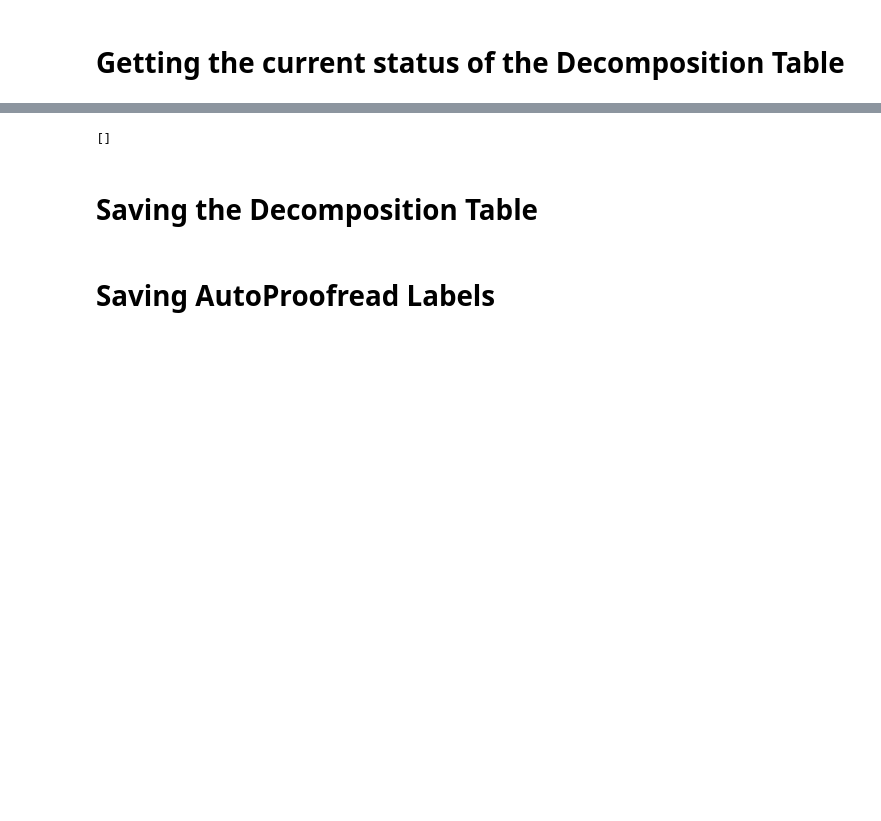
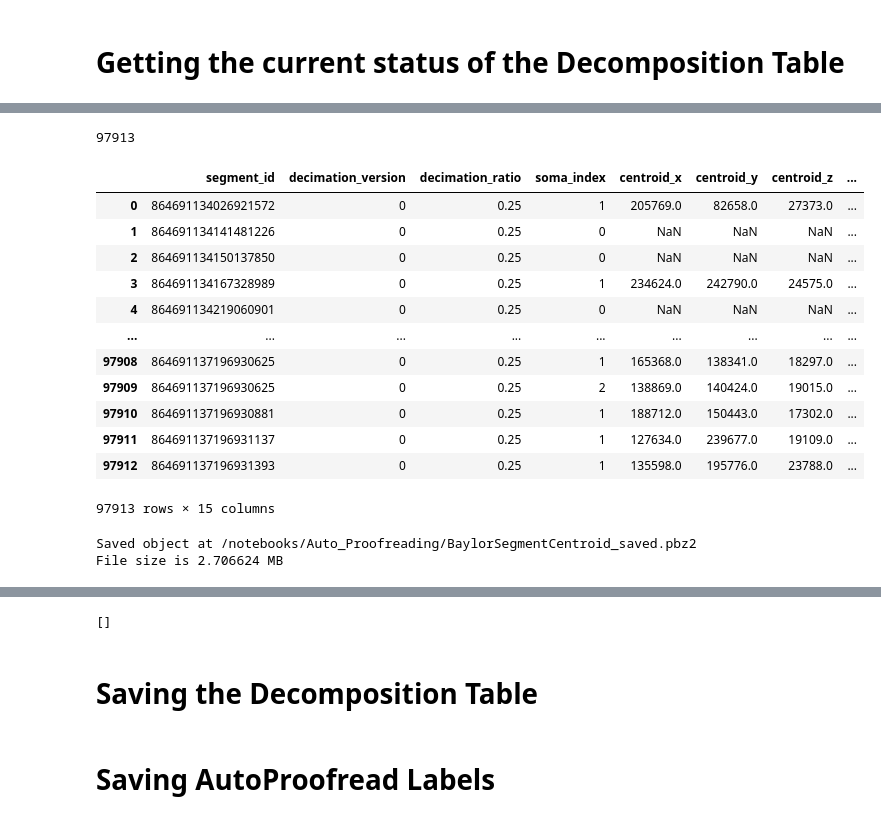
Before and after one commit to celiibrendan/neuron_mesh_tools, a Jupyter notebook: Auto_Proofreading/Clearing_The_Decomposition_Table.ipynb, the cells around one changed output, grey strips where cells are left out. Cells and saved outputs as stored; diff of their text form; code cells hidden in the pictures; blank space fills up the shorter version.

```diff
--- a/Auto_Proofreading/Clearing_The_Decomposition_Table.ipynb
+++ b/Auto_Proofreading/Clearing_The_Decomposition_Table.ipynb
@@ -52,0 +119,14 @@ minnie.Decomposition()
+# %%
+col_to_keep_soma = [
+"centroid_x",
+"centroid_y",
+"centroid_z",
+"n_vertices",
+"n_faces",
+"multiplicity",
+"sdf",
+"max_side_ratio",
+"bbox_volume_ratio",
+"max_hole_length",
+"run_time",
+              ]
@@ -52,0 +151,28 @@ minnie.Decomposition()
+# %%
+soma_saved_data = minnie.BaylorSegmentCentroid.proj(*col_to_keep_soma).fetch(as_dict=True)
+# %%
+len(soma_saved_data)
+# %% [output]
+97913
+# %%
+new_data_frame_soma = pd.DataFrame.from_dict(soma_saved_data)
+new_data_frame_soma
+# %% [output]
+|  | segment_id | decimation_version | decimation_ratio | soma_index | centroid_x | centroid_y | centroid_z | ... |
+| 0 | 864691134026921572 | 0 | 0.25 | 1 | 205769.0 | 82658.0 | 27373.0 | ... |
+| 1 | 864691134141481226 | 0 | 0.25 | 0 | NaN | NaN | NaN | ... |
+| 2 | 864691134150137850 | 0 | 0.25 | 0 | NaN | NaN | NaN | ... |
+| 3 | 864691134167328989 | 0 | 0.25 | 1 | 234624.0 | 242790.0 | 24575.0 | ... |
+| 4 | 864691134219060901 | 0 | 0.25 | 0 | NaN | NaN | NaN | ... |
+| ... | ... | ... | ... | ... | ... | ... | ... | ... |
+| 97908 | 864691137196930625 | 0 | 0.25 | 1 | 165368.0 | 138341.0 | 18297.0 | ... |
+| 97909 | 864691137196930625 | 0 | 0.25 | 2 | 138869.0 | 140424.0 | 19015.0 | ... |
+| 97910 | 864691137196930881 | 0 | 0.25 | 1 | 188712.0 | 150443.0 | 17302.0 | ... |
+| 97911 | 864691137196931137 | 0 | 0.25 | 1 | 127634.0 | 239677.0 | 19109.0 | ... |
+| 97912 | 864691137196931393 | 0 | 0.25 | 1 | 135598.0 | 195776.0 | 23788.0 | ... |
+97913 rows × 15 columns
+# %%
+su.compressed_pickle(new_data_frame_soma,"BaylorSegmentCentroid_saved")
+# %% [output]
+Saved object at /notebooks/Auto_Proofreading/BaylorSegmentCentroid_saved.pbz2
+File size is 2.706624 MB
```
Also changed, not shown: parts of 20 cells of this notebook, 17 other files.
